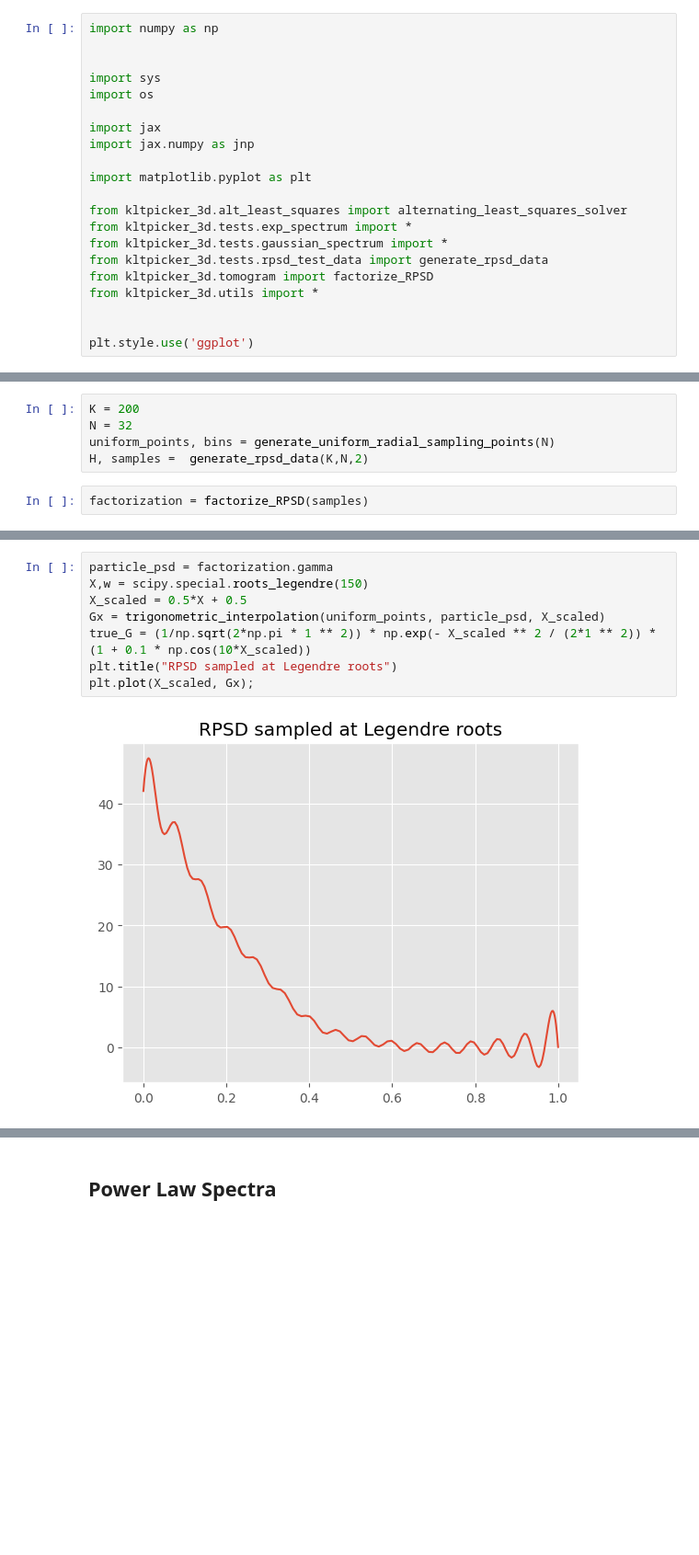
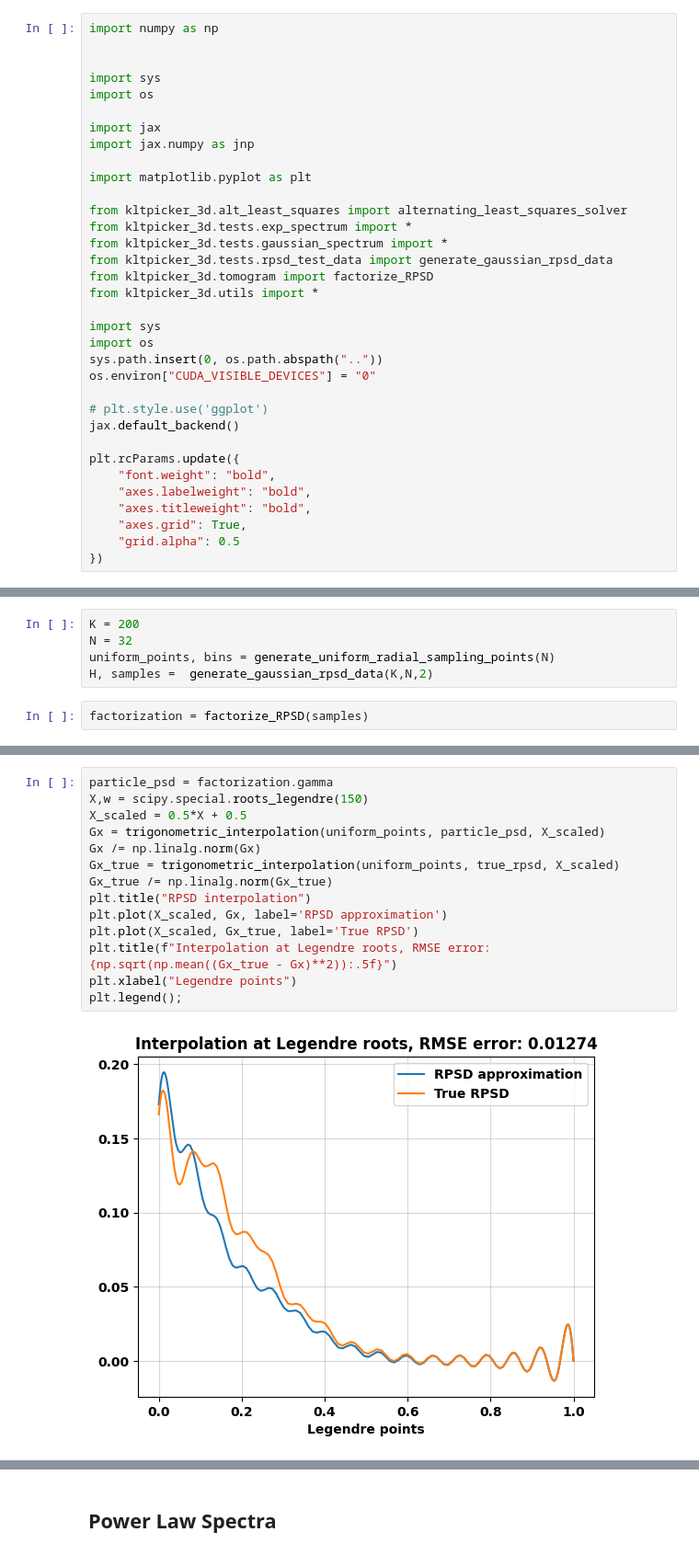
Before and after one commit to oppositecategory/3D_KLT, a Jupyter notebook: notebooks/simulation.ipynb, the cells around one changed output, grey strips where cells are left out. Shown at 92% size. Saved outputs shown, nothing was run; the diff lists cells and outputs as text; blank space fills up the shorter version.

```diff
--- a/notebooks/simulation.ipynb
+++ b/notebooks/simulation.ipynb
@@ -13,19 +13,32 @@ import matplotlib.pyplot as plt
 from kltpicker_3d.alt_least_squares import alternating_least_squares_solver
 from kltpicker_3d.tests.exp_spectrum import *
 from kltpicker_3d.tests.gaussian_spectrum import *
-from kltpicker_3d.tests.rpsd_test_data import generate_rpsd_data
+from kltpicker_3d.tests.rpsd_test_data import generate_gaussian_rpsd_data
 from kltpicker_3d.tomogram import factorize_RPSD
 from kltpicker_3d.utils import *
 
+import sys
+import os
+sys.path.insert(0, os.path.abspath(".."))
+os.environ["CUDA_VISIBLE_DEVICES"] = "0"
 
-plt.style.use('ggplot')
+# plt.style.use('ggplot')
+jax.default_backend()
+
+plt.rcParams.update({
+    "font.weight": "bold",
+    "axes.labelweight": "bold",
+    "axes.titleweight": "bold",
+    "axes.grid": True,
+    "grid.alpha": 0.5
+})
 # %% [markdown]
 ## Gaussian Spectrum
 # %%
 K = 200
 N = 32
 uniform_points, bins = generate_uniform_radial_sampling_points(N)
-H, samples =  generate_rpsd_data(K,N,2)
+H, samples =  generate_gaussian_rpsd_data(K,N,2)
 # %%
 factorization = factorize_RPSD(samples)
 # %%
@@ -92,10 +115,16 @@ def cpu_integral_equation_solver(Gx,N,K=150):
 # %%
 particle_psd = factorization.gamma
 X,w = scipy.special.roots_legendre(150)
 X_scaled = 0.5*X + 0.5
 Gx = trigonometric_interpolation(uniform_points, particle_psd, X_scaled)
-true_G = (1/np.sqrt(2*np.pi * 1 ** 2)) * np.exp(- X_scaled ** 2 / (2*1 ** 2)) * (1 + 0.1 * np.cos(10*X_scaled))
-plt.title("RPSD sampled at Legendre roots")
-plt.plot(X_scaled, Gx);
+Gx /= np.linalg.norm(Gx)
+Gx_true = trigonometric_interpolation(uniform_points, true_rpsd, X_scaled)
+Gx_true /= np.linalg.norm(Gx_true)
+plt.title("RPSD interpolation")
+plt.plot(X_scaled, Gx, label='RPSD approximation')
+plt.plot(X_scaled, Gx_true, label='True RPSD')
+plt.title(f"Interpolation at Legendre roots, RMSE error: {np.sqrt(np.mean((Gx_true - Gx)**2)):.5f}")
+plt.xlabel("Legendre points")
+plt.legend();
 # %% [output]
-[figure, old version]
+[figure, new version]
```
Also changed, not shown: parts of 26 cells of this notebook.
